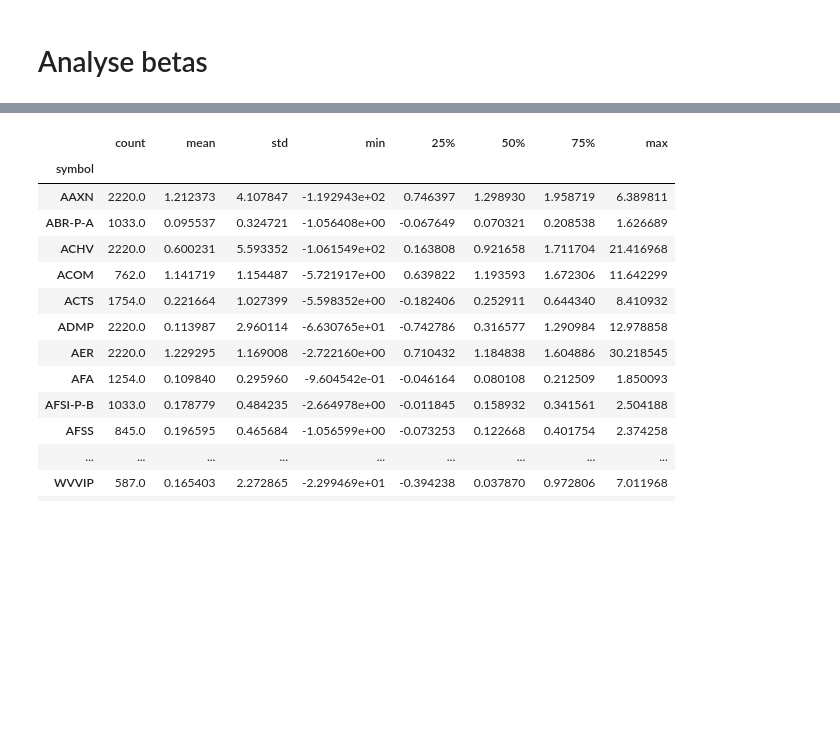
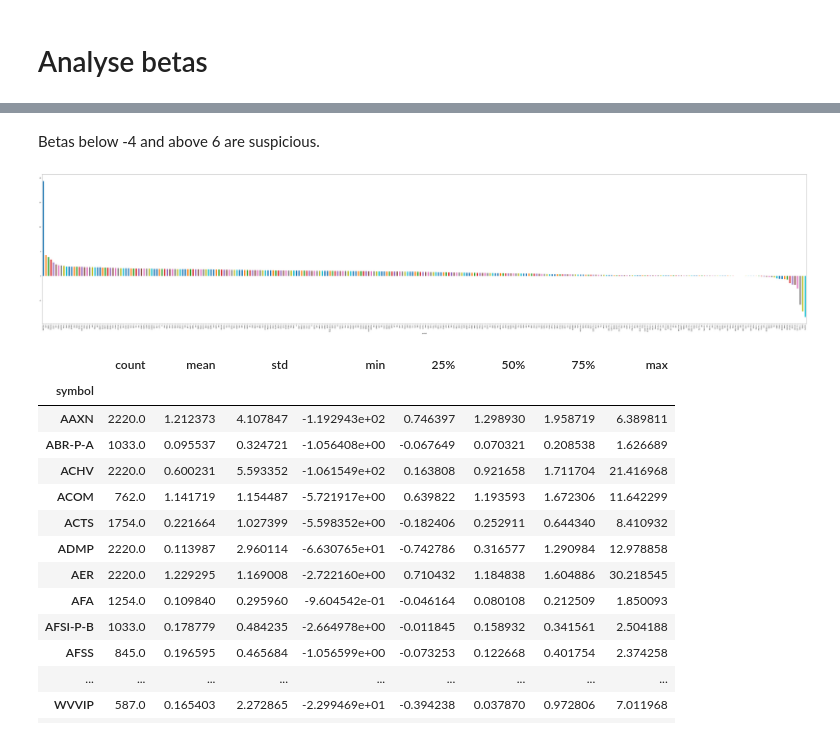
Before and after one commit to vincentqb/beta-computation, a Jupyter notebook: Exploration.ipynb, the cells around one changed output, grey strips where cells are left out. Cells and saved outputs as stored; diff of their text form; code cells hidden in the pictures; blank space fills up the shorter version.

```diff
--- a/Exploration.ipynb
+++ b/Exploration.ipynb
@@ -112 +140,9 @@ Further development:
+# %% [markdown]
+Betas below -4 and above 6 are suspicious.
+# %%
+b = df.groupby("symbol")["beta"]
+
+p = b.mean().sort_values(ascending=False).plot("bar", figsize=(100,20))
+# %% [output]
+[figure, added]
 # %%
```
Also changed, not shown: parts of 13 cells of this notebook, 1 other file.
